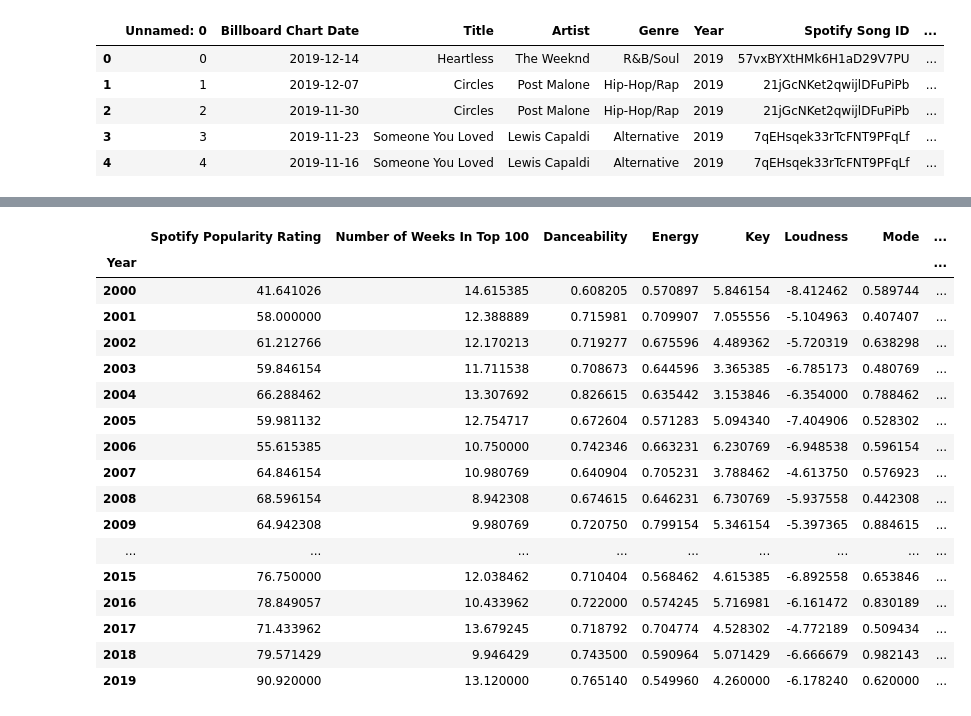
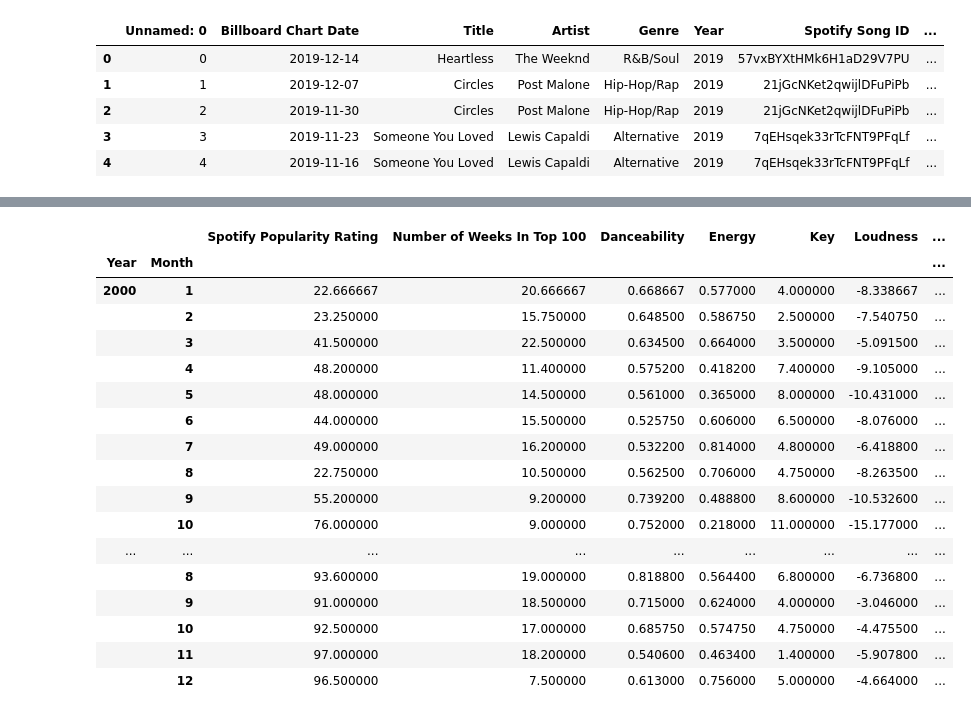
Before and after one commit to jdemusz/billboard2000-2020, a Jupyter notebook: analysis_exploration.ipynb, the cells around one changed output, grey strips where cells are left out. Saved outputs shown, nothing was run; the diff lists cells and outputs as text; code cells hidden in the pictures.

```diff
--- a/analysis_exploration.ipynb
+++ b/analysis_exploration.ipynb
@@ -28,3 +28,7 @@ track_audio_data.head()
 | 2 | 2019-11-30 | Circles | Post Malone | Hip-Hop/Rap | 2019 | 21jGcNKet2qwijlDFuPiPb | 99.0 | ... |
 | 3 | 2019-11-23 | Someone You Loved | Lewis Capaldi | Alternative | 2019 | 7qEHsqek33rTcFNT9PFqLf | 96.0 | ... |
 | 4 | 2019-11-16 | Someone You Loved | Lewis Capaldi | Alternative | 2019 | 7qEHsqek33rTcFNT9PFqLf | 96.0 | ... |
+# %%
+#Extract Month and add to column of its own
+track_audio_data["Month"] = pd.DatetimeIndex(track_audio_data["Billboard Chart Date"]).month
+track_audio_data.head()
@@ -30,0 +42,8 @@ track_audio_data.head()
+# %%
+track_audio_data = track_audio_data[["Billboard Chart Date", "Year", "Month", "Title", "Artist",
+                                     "Genre", "Spotify Song ID", "Spotify Popularity Rating",
+                                     "Number of Weeks In Top 100", "Danceability", "Energy",
+                                     "Key", "Loudness", "Mode", "Speechiness", "Acousticness",
+                                     "Instrumentalness", "Liveness", "Valence", "Tempo",
+                                     "Explicitness", "Duration (mins)", "Time Signature"]]
+track_audio_data.head()
@@ -72,10 +98,10 @@ Reggae                 1
 Name: Genre, dtype: int64
 # %%
 for index, row in track_audio_data.iterrows():
-    if (row["Explicitness"]=="explicit") or (row["Explicitness"]=="cleaned"):
-        track_audio_data.loc[index, "Explicitness"]= 1.0
-    elif (row["Explicitness"]=="notExplicit") or (row["Explicitness"]=="NaN"):
-        track_audio_data.loc[index, "Explicitness"]= 0.0
+    if (row["Genre"]=="Hip-Hop") or (row["Explicitness"]=="Rap"):
+        track_audio_data.loc[index, "Genre"]= "Hip-Hop/Rap"
+#    elif (row["Explicitness"]=="notExplicit") or (row["Explicitness"]=="NaN"):
+#        track_audio_data.loc[index, "Explicitness"]= 0.0
 
 track_audio_data.head()
 # %% [output]
@@ -88,3 +114,3 @@ track_audio_data.head()
 # %%
-track_audio_data["Explicitness"] = track_audio_data["Explicitness"].astype(float)
-track_audio_data
+#track_audio_data["Explicitness"] = track_audio_data["Explicitness"].astype(float)
+#track_audio_data
@@ -108,22 +188,22 @@ track_audio_data.to_csv("Resources/track_audio_data_FINAL_FOREAL.csv")
 # %%
-mean_audio_by_year = track_audio_data.groupby("Year").mean()
-mean_audio_by_year
+mean_audio_data = track_audio_data.groupby(["Year","Month"]).mean()
+mean_audio_data
 # %% [output]
-|  | Spotify Popularity Rating | Number of Weeks In Top 100 | Danceability | Energy | Key | Loudness | Mode | ... |
-| Year |  |  |  |  |  |  |  | ... |
-| 2000 | 41.641026 | 14.615385 | 0.608205 | 0.570897 | 5.846154 | -8.412462 | 0.589744 | ... |
-| 2001 | 58.000000 | 12.388889 | 0.715981 | 0.709907 | 7.055556 | -5.104963 | 0.407407 | ... |
-| 2002 | 61.212766 | 12.170213 | 0.719277 | 0.675596 | 4.489362 | -5.720319 | 0.638298 | ... |
-| 2003 | 59.846154 | 11.711538 | 0.708673 | 0.644596 | 3.365385 | -6.785173 | 0.480769 | ... |
-| 2004 | 66.288462 | 13.307692 | 0.826615 | 0.635442 | 3.153846 | -6.354000 | 0.788462 | ... |
-| 2005 | 59.981132 | 12.754717 | 0.672604 | 0.571283 | 5.094340 | -7.404906 | 0.528302 | ... |
-| 2006 | 55.615385 | 10.750000 | 0.742346 | 0.663231 | 6.230769 | -6.948538 | 0.596154 | ... |
-| 2007 | 64.846154 | 10.980769 | 0.640904 | 0.705231 | 3.788462 | -4.613750 | 0.576923 | ... |
-| 2008 | 68.596154 | 8.942308 | 0.674615 | 0.646231 | 6.730769 | -5.937558 | 0.442308 | ... |
-| 2009 | 64.942308 | 9.980769 | 0.720750 | 0.799154 | 5.346154 | -5.397365 | 0.884615 | ... |
+|  |  | Spotify Popularity Rating | Number of Weeks In Top 100 | Danceability | Energy | Key | Loudness | ... |
+| Year | Month |  |  |  |  |  |  | ... |
+| 2000 | 1 | 22.666667 | 20.666667 | 0.668667 | 0.577000 | 4.000000 | -8.338667 | ... |
+|  | 2 | 23.250000 | 15.750000 | 0.648500 | 0.586750 | 2.500000 | -7.540750 | ... |
+|  | 3 | 41.500000 | 22.500000 | 0.634500 | 0.664000 | 3.500000 | -5.091500 | ... |
+|  | 4 | 48.200000 | 11.400000 | 0.575200 | 0.418200 | 7.400000 | -9.105000 | ... |
+|  | 5 | 48.000000 | 14.500000 | 0.561000 | 0.365000 | 8.000000 | -10.431000 | ... |
+|  | 6 | 44.000000 | 15.500000 | 0.525750 | 0.606000 | 6.500000 | -8.076000 | ... |
+|  | 7 | 49.000000 | 16.200000 | 0.532200 | 0.814000 | 4.800000 | -6.418800 | ... |
+|  | 8 | 22.750000 | 10.500000 | 0.562500 | 0.706000 | 4.750000 | -8.263500 | ... |
+|  | 9 | 55.200000 | 9.200000 | 0.739200 | 0.488800 | 8.600000 | -10.532600 | ... |
+|  | 10 | 76.000000 | 9.000000 | 0.752000 | 0.218000 | 11.000000 | -15.177000 | ... |
 | ... | ... | ... | ... | ... | ... | ... | ... | ... |
-| 2015 | 76.750000 | 12.038462 | 0.710404 | 0.568462 | 4.615385 | -6.892558 | 0.653846 | ... |
-| 2016 | 78.849057 | 10.433962 | 0.722000 | 0.574245 | 5.716981 | -6.161472 | 0.830189 | ... |
-| 2017 | 71.433962 | 13.679245 | 0.718792 | 0.704774 | 4.528302 | -4.772189 | 0.509434 | ... |
-| 2018 | 79.571429 | 9.946429 | 0.743500 | 0.590964 | 5.071429 | -6.666679 | 0.982143 | ... |
-| 2019 | 90.920000 | 13.120000 | 0.765140 | 0.549960 | 4.260000 | -6.178240 | 0.620000 | ... |
+|  | 8 | 93.600000 | 19.000000 | 0.818800 | 0.564400 | 6.800000 | -6.736800 | ... |
+|  | 9 | 91.000000 | 18.500000 | 0.715000 | 0.624000 | 4.000000 | -3.046000 | ... |
+|  | 10 | 92.500000 | 17.000000 | 0.685750 | 0.574750 | 4.750000 | -4.475500 | ... |
+|  | 11 | 97.000000 | 18.200000 | 0.540600 | 0.463400 | 1.400000 | -5.907800 | ... |
+|  | 12 | 96.500000 | 7.500000 | 0.613000 | 0.756000 | 5.000000 | -4.664000 | ... |
```
Also changed, not shown: parts of 18 cells of this notebook, 1 other file.
